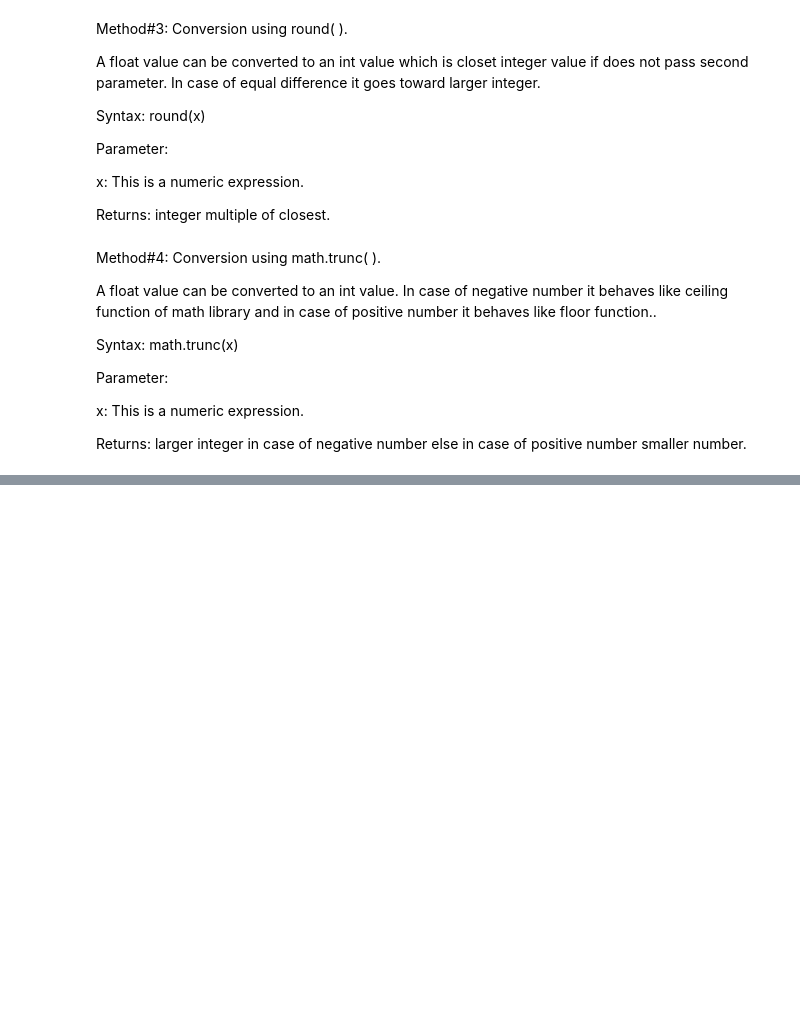
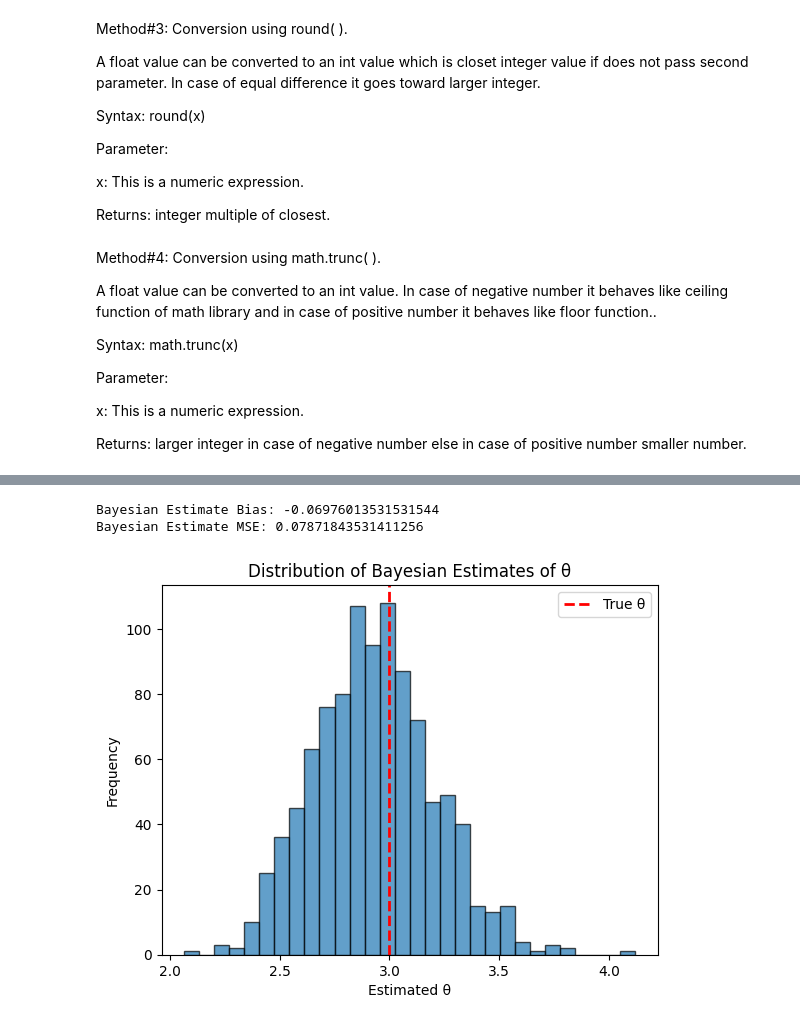
Before and after one commit to 20170702079/benchmarking-gnns, a Jupyter notebook: MonteCarloSimulation.ipynb, the cells around one changed output, grey strips where cells are left out. Drawn from its saved outputs; the diff is of its cells as text; code cells hidden in the pictures; blank space fills up the shorter version.

```diff
--- a/MonteCarloSimulation.ipynb
+++ b/MonteCarloSimulation.ipynb
@@ -388,0 +454,76 @@ print("the result using round : ",data)
+# %%
+import numpy as np
+from scipy.special import gamma
+from scipy.stats import gamma as gamma_dist
+import matplotlib.pyplot as plt
+
+# Function to generate data based on the given pmf
+def generate_data(theta, size):
+    data = []
+    for _ in range(size):
+        x = 0
+        u = np.random.uniform(0, 1)
+        cum_prob = (1/theta) * (np.log(theta)**x) / np.math.factorial(x)
+        while u > cum_prob:
+            x += 1
+            cum_prob += (1/theta) * (np.log(theta)**x) / np.math.factorial(x)
+        data.append(x)
+    return np.array(data)
+
+# Function to compute the posterior distribution
+def posterior(theta, data, alpha, beta):
+    n = len(data)
+    sum_x = np.sum(data)
+    prior = (beta**alpha) * theta**(alpha - 1) * np.exp(-beta * theta) / gamma(alpha)
+    likelihood = theta**(-n) * (np.log(theta)**sum_x) * np.exp(-beta * theta)
+    return prior * likelihood
+
+# Bayesian estimation function
+def bayesian_estimate(data, alpha=2.0, beta=1.0):
+    posterior_samples = []
+    theta_range = np.linspace(1.01, 10, 1000)
+    posterior_values = [posterior(theta, data, alpha, beta) for theta in theta_range]
+    posterior_values = np.array(posterior_values)
+    posterior_values /= posterior_values.sum()  # Normalize to get a proper distribution
+
+    # Sampling from the posterior
+    sampled_thetas = np.random.choice(theta_range, size=1000, p=posterior_values)
+    posterior_mean = np.mean(sampled_thetas)
+    return posterior_mean
+
+# Monte Carlo Simulation
+true_theta = 3.0
+num_simulations = 1000
+sample_size = 100
+
+# Prior parameters for the Gamma distribution
+alpha = 2.0
+beta = 1.0
+
+estimates = []
+
+for _ in range(num_simulations):
+    data = generate_data(true_theta, sample_size)
+    estimate = bayesian_estimate(data, alpha, beta)
+    estimates.append(estimate)
+
+# Calculate bias and MSE
+estimates = np.array(estimates)
+bias = np.mean(estimates) - true_theta
+mse = np.mean((estimates - true_theta)**2)
+
+print(f"Bayesian Estimate Bias: {bias}")
+print(f"Bayesian Estimate MSE: {mse}")
+
+# Plotting the distribution of estimates
+plt.hist(estimates, bins=30, alpha=0.7, edgecolor='k')
+plt.axvline(true_theta, color='r', linestyle='dashed', linewidth=2, label='True θ')
+plt.title('Distribution of Bayesian Estimates of θ')
+plt.xlabel('Estimated θ')
+plt.ylabel('Frequency')
+plt.legend()
+plt.show()
+# %% [output]
+Bayesian Estimate Bias: -0.06976013531531544
+Bayesian Estimate MSE: 0.07871843531411256
+[figure, added]
```
Also changed, not shown: parts of 8 cells of this notebook.
